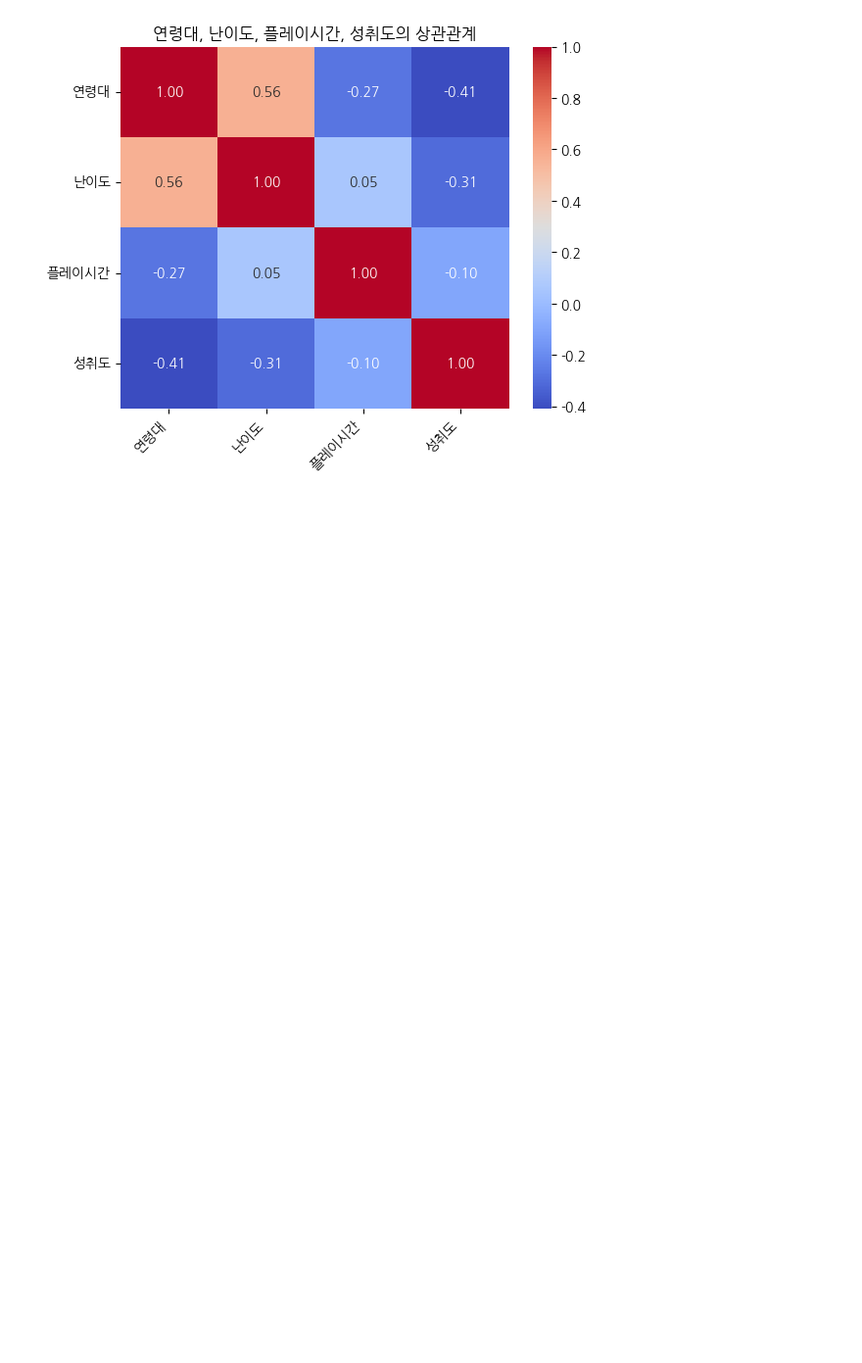
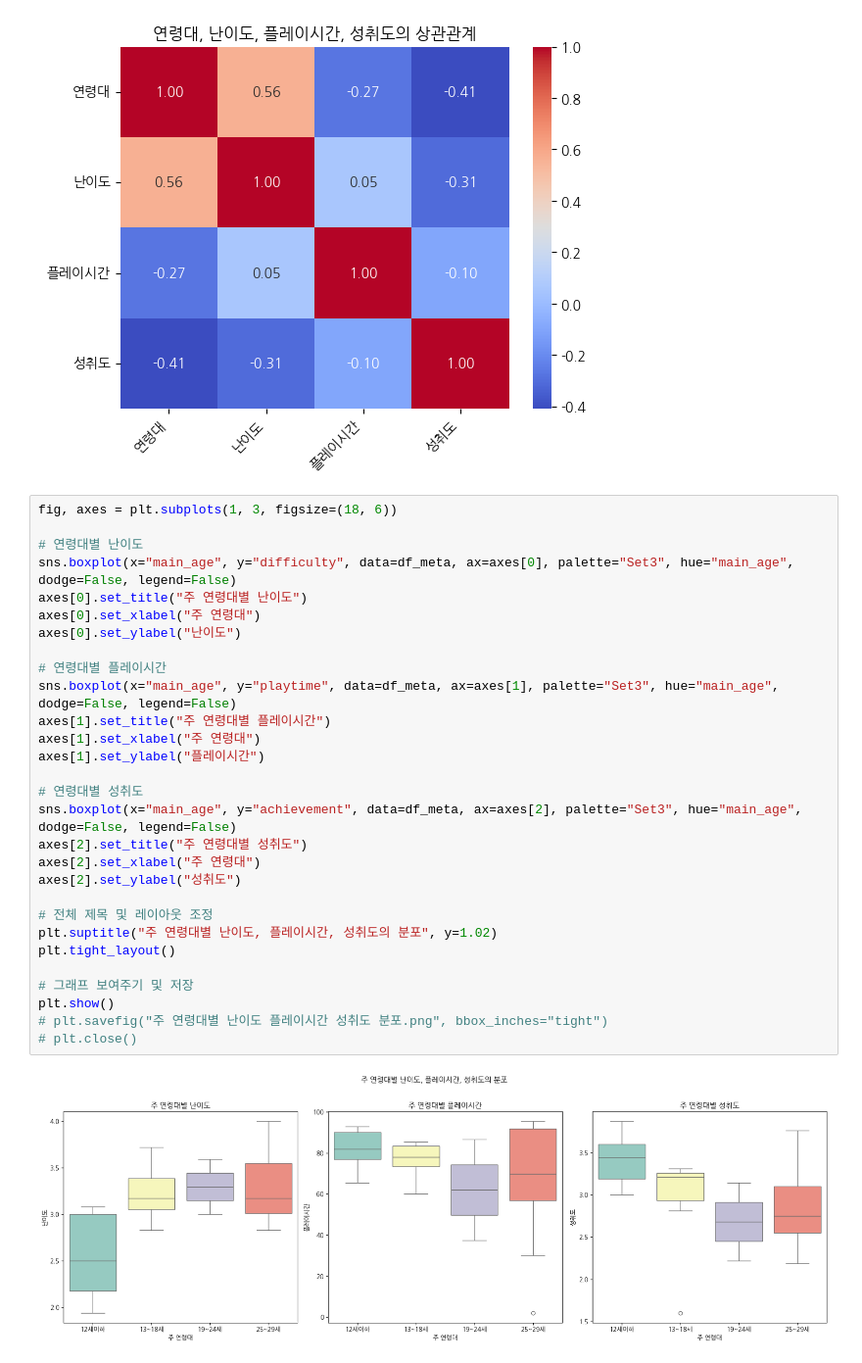
Before and after one commit to vhf1030/wanted-potenup, a Jupyter notebook: project_insight/game_data_integrate.ipynb, the cells around one changed output. Shown at 98% size. Drawn from its saved outputs; the diff is of its cells as text; blank space fills up the shorter version.

```diff
--- a/project_insight/game_data_integrate.ipynb
+++ b/project_insight/game_data_integrate.ipynb
@@ -319,6 +321,37 @@ plt.show()
 # plt.close()
 # %% [output]
 [figure]
+# %%
+fig, axes = plt.subplots(1, 3, figsize=(18, 6))
+
+# 연령대별 난이도
+sns.boxplot(x="main_age", y="difficulty", data=df_meta, ax=axes[0], palette="Set3", hue="main_age", dodge=False, legend=False)
+axes[0].set_title("주 연령대별 난이도")
+axes[0].set_xlabel("주 연령대")
+axes[0].set_ylabel("난이도")
+
+# 연령대별 플레이시간
+sns.boxplot(x="main_age", y="playtime", data=df_meta, ax=axes[1], palette="Set3", hue="main_age", dodge=False, legend=False)
+axes[1].set_title("주 연령대별 플레이시간")
+axes[1].set_xlabel("주 연령대")
+axes[1].set_ylabel("플레이시간")
+
+# 연령대별 성취도
+sns.boxplot(x="main_age", y="achievement", data=df_meta, ax=axes[2], palette="Set3", hue="main_age", dodge=False, legend=False)
+axes[2].set_title("주 연령대별 성취도")
+axes[2].set_xlabel("주 연령대")
+axes[2].set_ylabel("성취도")
+
+# 전체 제목 및 레이아웃 조정
+plt.suptitle("주 연령대별 난이도, 플레이시간, 성취도의 분포", y=1.02)
+plt.tight_layout()
+
+# 그래프 보여주기 및 저장
+plt.show()
+# plt.savefig("주 연령대별 난이도 플레이시간 성취도 분포.png", bbox_inches="tight")
+# plt.close()
+# %% [output]
+[figure, added]
 # %%
 fig, axes = plt.subplots(1, 3, figsize=(18, 6))
 
```
Also changed, not shown: parts of 9 cells of this notebook, 17 other files.
